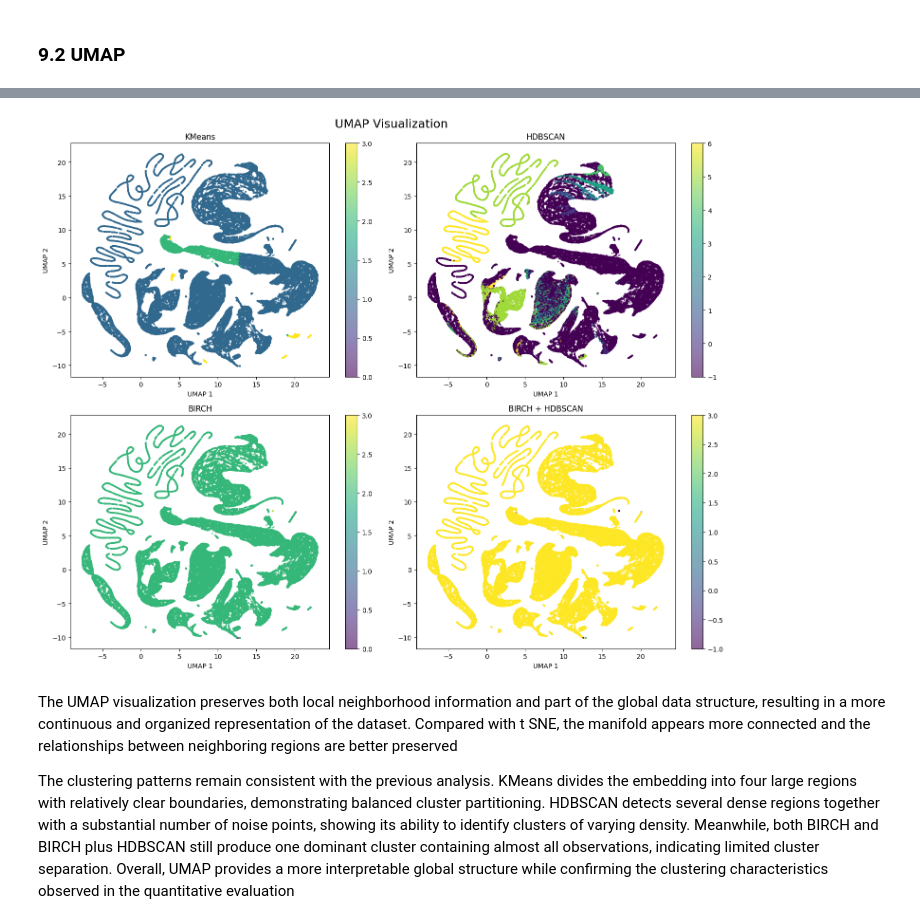
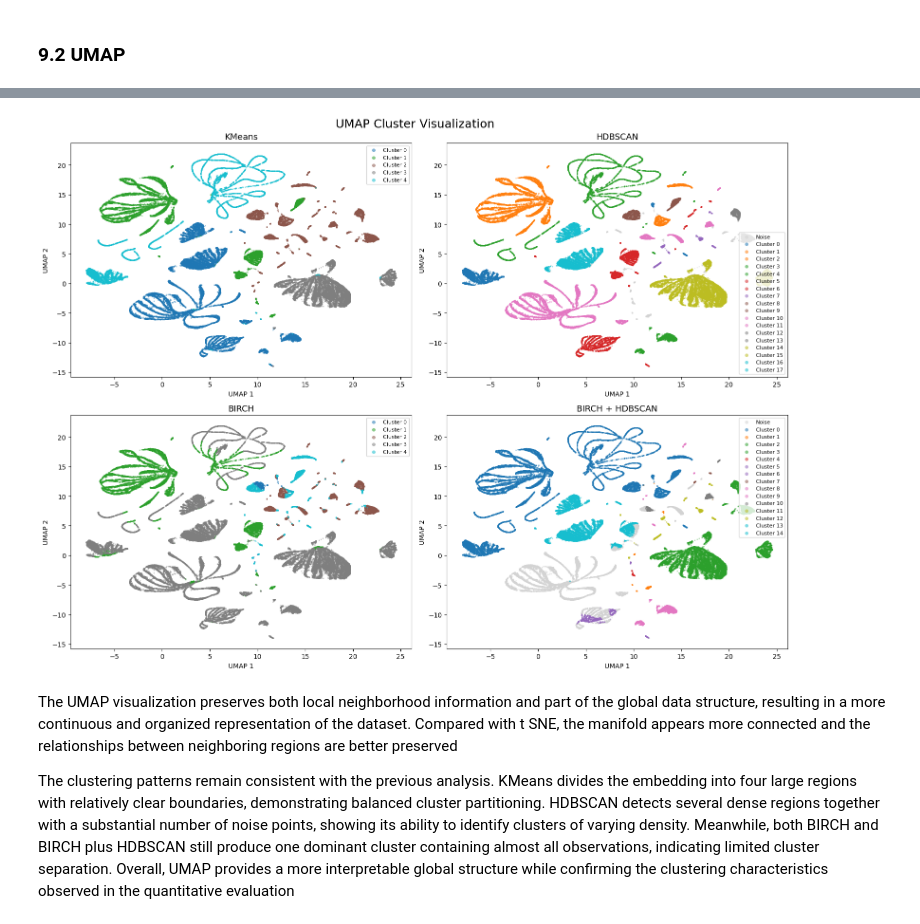
Before and after one commit to helenfebriyanto/data-mining, a Jupyter notebook: phase_2/phase_2.ipynb, the cells around one changed output, grey strips where cells are left out. Drawn from its saved outputs; the diff is of its cells as text; code cells hidden in the pictures.

```diff
--- a/phase_2/phase_2.ipynb
+++ b/phase_2/phase_2.ipynb
@@ -168,7 +161,7 @@ Both the Elbow Method and the Approximate Silhouette Score indicate that K = 4 i
 # %% [markdown]
 # 4. KMeans Clustering
 # %%
-kmeans = KMeans(n_clusters=4, init='k-means++', random_state=42, n_init=10)
+kmeans = KMeans(n_clusters=5, init='k-means++', random_state=42, n_init=10)
 df_clean['cluster_kmeans'] = kmeans.fit_predict(X_clean)
 # df_sample['cluster_kmeans'] = df_clean.loc[df_sample.index, 'cluster_kmeans']
 # %% [markdown]
@@ -209,8 +202,7 @@ for t, frac in fractions.items():
 
 sample_indices = np.array(sample_indices)
 
-X_reduced = X_reduced.astype(np.float32)
-X_reduced_sample = X_reduced[sample_indices]
+X_clean_sample = X_clean.loc[sample_indices]
 
 # HDBSCAN
 hdbscan_cpu = hdbscan.HDBSCAN(
@@ -220,14 +212,14 @@ hdbscan_cpu = hdbscan.HDBSCAN(
     core_dist_n_jobs=-1,
     cluster_selection_method="eom"
 )
-hdbscan_cpu.fit(X_reduced_sample)
+hdbscan_cpu.fit(X_clean_sample)
 
 # Approximate Predict
 batch_size = 500000
 all_labels = []
 
-for i in range(0, len(X_reduced), batch_size):
-    X_batch = X_reduced[i:i+batch_size]
+for i in range(0, len(X_clean), batch_size):
+    X_batch = X_clean[i:i+batch_size]
 
     batch_labels, _ = hdbscan.approximate_predict(
         hdbscan_cpu,
@@ -246,7 +238,7 @@ print(f"Outlier count from HDBSCAN (label -1): {outlier_count:,}")
 del (
     transaction_type,
     sample_indices,
-    X_reduced_sample,
+    X_clean_sample,
     hdbscan_cpu,
     all_labels,
     X_batch,
@@ -379,7 +365,7 @@ As the threshold increases, the number of generated subclusters decreases, resul
 from sklearn.cluster import Birch
 
 birch = Birch(
-    threshold=4,
+    threshold=0.3,
     branching_factor=50,
     n_clusters=None
 )
@@ -398,7 +384,7 @@ from sklearn.cluster import MiniBatchKMeans
 subcluster_centers = birch.subcluster_centers_
 
 mbk = MiniBatchKMeans(
-    n_clusters=4,
+    n_clusters=5,
     random_state=42,
     batch_size=512
 )
@@ -751,59 +806,86 @@ Note: you may need to restart the kernel to use updated packages.
 # %%
 import umap
 
+# ===========================
 # Sampling
+# ===========================
 sample_size = 100000
 
 rng = np.random.RandomState(42)
 sample_idx = rng.choice(
     len(X_clean),
     sample_size,
     replace=False
 )
 
 X_sample = X_clean.iloc[sample_idx]
 
+# ===========================
 # UMAP
+# ===========================
 umap_model = umap.UMAP(
     n_components=2,
     n_neighbors=30,
     min_dist=0.1,
     metric="euclidean",
     random_state=42
 )
 
 X_umap = umap_model.fit_transform(X_sample)
 
-# Plot
+# ===========================
+# Cluster labels
+# ===========================
 cluster_dict = {
-    "KMeans": df_clean.loc[sample_idx, "cluster_kmeans"],
-    "HDBSCAN": df_clean.loc[sample_idx, "cluster_hdbscan"],
-    "BIRCH": df_clean.loc[sample_idx, "cluster_birch"],
-    "BIRCH + HDBSCAN": df_clean.loc[sample_idx, "cluster_birch_hdbscan"],
+    "KMeans": df_clean.loc[sample_idx, "cluster_kmeans"].values,
+    "HDBSCAN": df_clean.loc[sample_idx, "cluster_hdbscan"].values,
+    "BIRCH": df_clean.loc[sample_idx, "cluster_birch"].values,
+    "BIRCH + HDBSCAN": df_clean.loc[sample_idx, "cluster_birch_hdbscan"].values,
 }
 
-fig, axes = plt.subplots(2, 2, figsize=(15, 12))
+# ===========================
+# Plot
+# ===========================
+fig, axes = plt.subplots(2,2, figsize=(16,12))
 
 for ax, (title, labels) in zip(axes.ravel(), cluster_dict.items()):
-    sc = ax.scatter(
-        X_umap[:,0],
-        X_umap[:,1],
-        c=labels,
-        cmap="viridis",
-        s=2,
-        alpha=0.6
+    unique_labels = np.sort(np.unique(labels))
+    # Warna untuk setiap cluster
+    colors = plt.cm.tab10(np.linspace(0,1,len(unique_labels)))
+    color_map = {}
+
+    for c, color in zip(unique_labels, colors):
+        if c == -1:
+            color_map[c] = "lightgray"      # noise HDBSCAN
+        else:
+            color_map[c] = color
+
+    for cluster in unique_labels:
+        idx = labels == cluster
+        ax.scatter(
+            X_umap[idx,0],
+            X_umap[idx,1],
+            s=3,
+            alpha=0.55,
+            color=color_map[cluster],
+            linewidths=0,
+            label=f"Cluster {cluster}" if cluster!=-1 else "Noise"
+        )
+    ax.set_title(title, fontsize=13)
+    ax.set_xlabel("UMAP 1")
+    ax.set_ylabel("UMAP 2")
+
+    ax.legend(
+        loc="best",
+        fontsize=8,
+        markerscale=3
     )
 
-    ax.set_title(title)
-    ax.set_xlabel("UMAP 1")
-    ax.set_ylabel("UMAP 2")
-    plt.colorbar(sc, ax=ax)
-
-plt.suptitle("UMAP Visualization", fontsize=18)
+plt.suptitle("UMAP Cluster Visualization", fontsize=18)
 plt.tight_layout()
 plt.show()
 # %% [output]
-[figure, old version]
+[figure, new version]
 # %% [markdown]
 The UMAP visualization preserves both local neighborhood information and part of the global data structure, resulting in a more continuous and organized representation of the dataset. Compared with t SNE, the manifold appears more connected and the relationships between neighboring regions are better preserved
 
```
Also changed, not shown: parts of 20 cells of this notebook, 9 other files.
